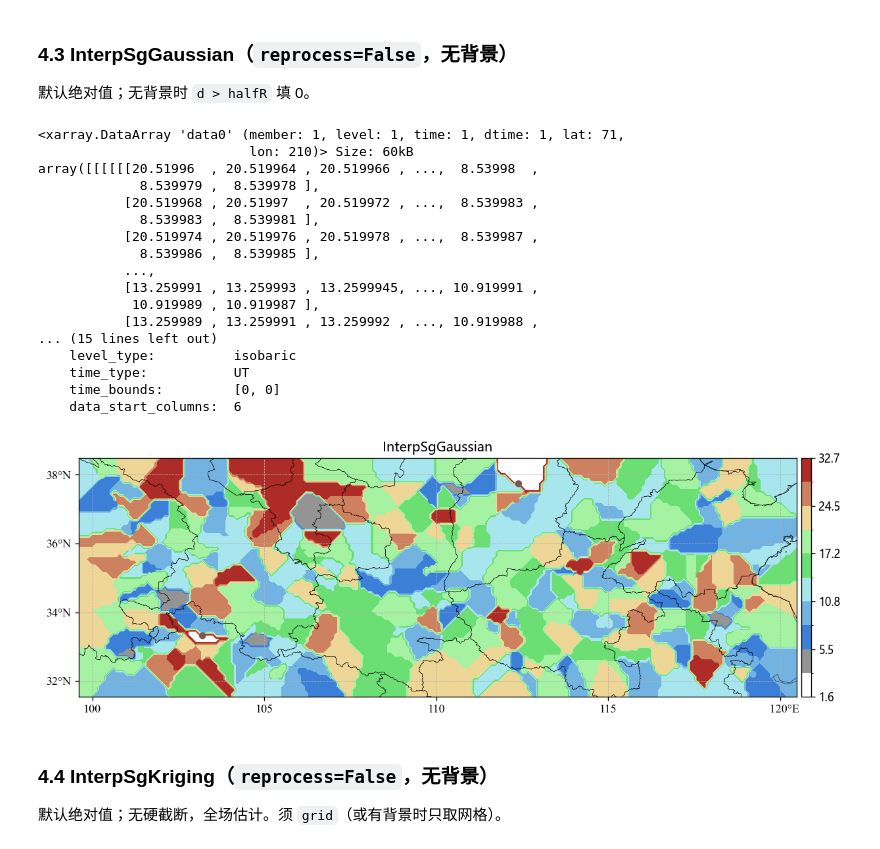
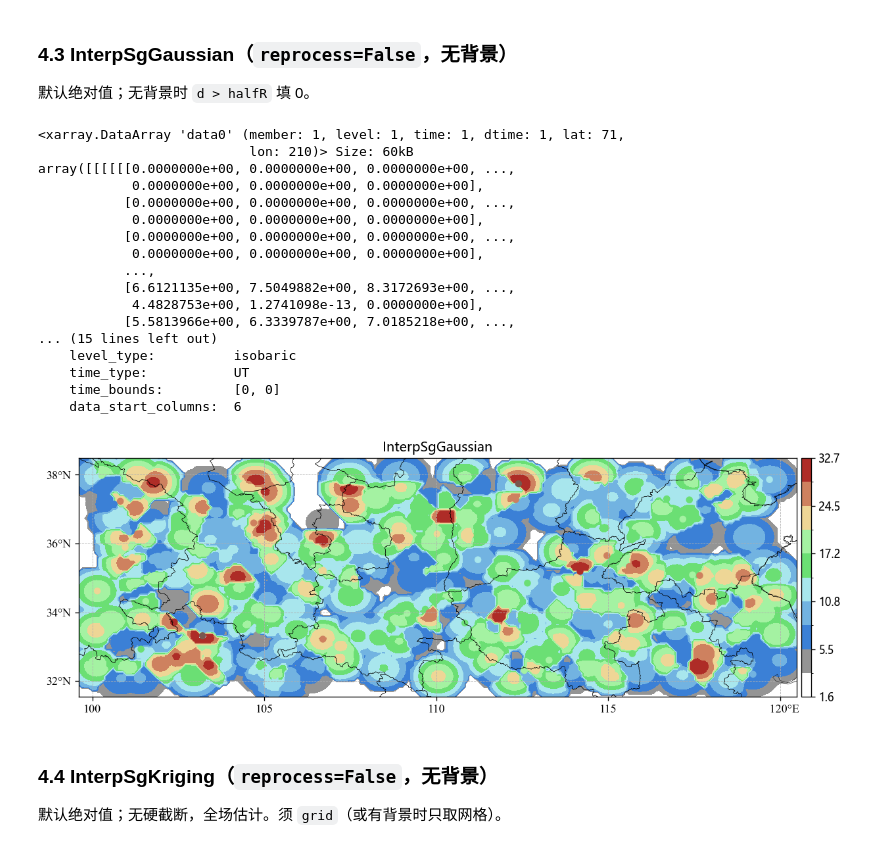
Before and after one commit to HerADCalciummilk/test, a Jupyter notebook: 00temp/interpolation_station_grid/nbs/interpolation_station_grid_说明.ipynb, the cells around one changed output. Drawn from its saved outputs; the diff is of its cells as text; code cells hidden in the pictures.

```diff
--- a/00temp/interpolation_station_grid/nbs/interpolation_station_grid_说明.ipynb
+++ b/00temp/interpolation_station_grid/nbs/interpolation_station_grid_说明.ipynb
@@ -284,28 +291,28 @@ array([[[[[[15.132041 , 14.435607 , 14.339063 , ..., 12.130142 ,
 
 默认绝对值；无背景时 `d > halfR` 填 0。
 # %%
-grd_gauss = InterpSgGaussian(halfR=80000, reprocess=False).process(obs, tgt_grid)
+grd_gauss = InterpSgGaussian(halfR=80, reprocess=False).process(obs, tgt_grid)
 print(grd_gauss)
 plot_interp(grd_gauss, "InterpSgGaussian")
 # %% [output]
 <xarray.DataArray 'data0' (member: 1, level: 1, time: 1, dtime: 1, lat: 71,
                            lon: 210)> Size: 60kB
-array([[[[[[20.51996  , 20.519964 , 20.519966 , ...,  8.53998  ,
-             8.539979 ,  8.539978 ],
-           [20.519968 , 20.51997  , 20.519972 , ...,  8.539983 ,
-             8.539983 ,  8.539981 ],
-           [20.519974 , 20.519976 , 20.519978 , ...,  8.539987 ,
-             8.539986 ,  8.539985 ],
+array([[[[[[0.0000000e+00, 0.0000000e+00, 0.0000000e+00, ...,
+            0.0000000e+00, 0.0000000e+00, 0.0000000e+00],
+           [0.0000000e+00, 0.0000000e+00, 0.0000000e+00, ...,
+            0.0000000e+00, 0.0000000e+00, 0.0000000e+00],
+           [0.0000000e+00, 0.0000000e+00, 0.0000000e+00, ...,
+            0.0000000e+00, 0.0000000e+00, 0.0000000e+00],
            ...,
-           [13.259991 , 13.259993 , 13.2599945, ..., 10.919991 ,
-            10.919989 , 10.919987 ],
-           [13.259989 , 13.259991 , 13.259992 , ..., 10.919988 ,
+           [6.6121135e+00, 7.5049882e+00, 8.3172693e+00, ...,
+            4.4828753e+00, 1.2741098e-13, 0.0000000e+00],
+           [5.5813966e+00, 6.3339787e+00, 7.0185218e+00, ...,
 ... (15 lines left out)
     level_type:          isobaric
     time_type:           UT
     time_bounds:         [0, 0]
     data_start_columns:  6
-[figure, old version]
+[figure, new version]
 # %% [markdown]
 ### 4.4 InterpSgKriging（`reprocess=False`，无背景）
 
```
Also changed, not shown: parts of 12 cells of this notebook, 54 other files.
